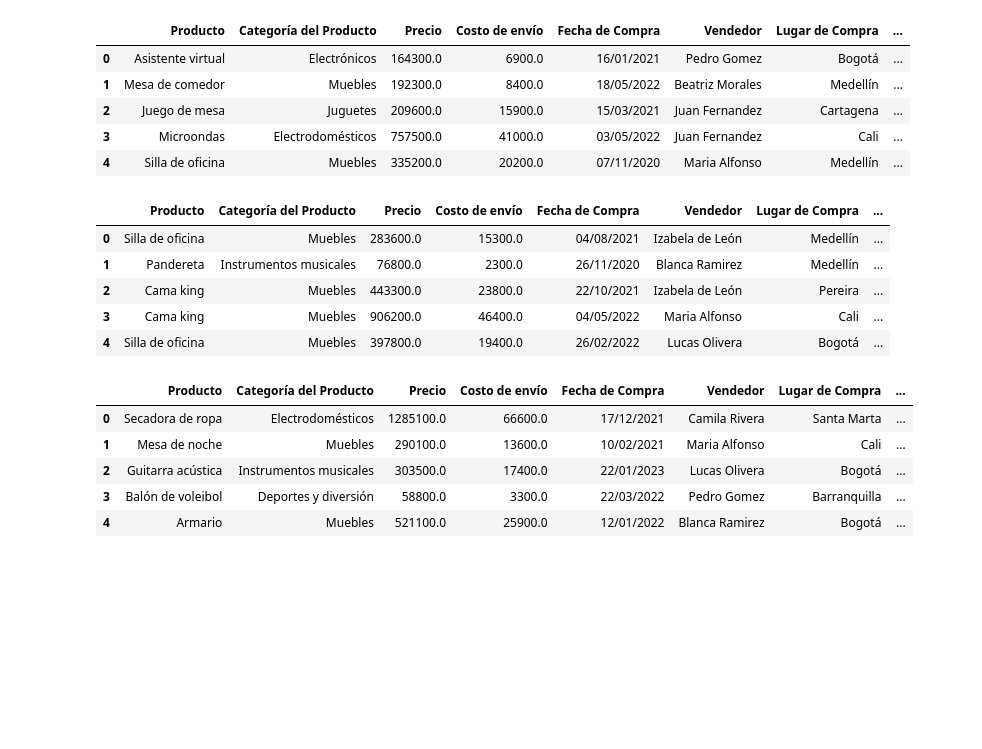
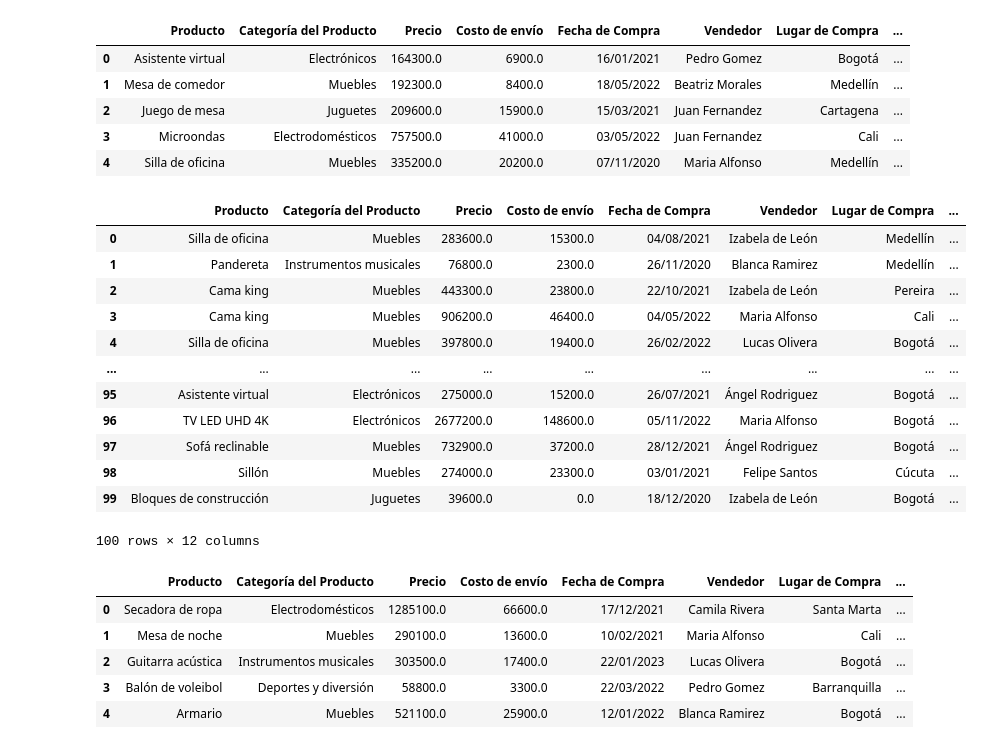
Before and after one commit to MCCoronel12/Challege_Alura, a Jupyter notebook: AluraStoreLatam.ipynb, the cells around one changed output. Drawn from its saved outputs; the diff is of its cells as text; code cells hidden in the pictures; blank space fills up the shorter version.

```diff
--- a/AluraStoreLatam.ipynb
+++ b/AluraStoreLatam.ipynb
@@ -22,14 +22,21 @@ tienda.head()
 | 3 | Microondas | Electrodomésticos | 757500.0 | 41000.0 | 03/05/2022 | Juan Fernandez | Cali | ... |
 | 4 | Silla de oficina | Muebles | 335200.0 | 20200.0 | 07/11/2020 | Maria Alfonso | Medellín | ... |
 # %%
-tienda2.head()
+tienda2.head(100)
 # %% [output]
 |  | Producto | Categoría del Producto | Precio | Costo de envío | Fecha de Compra | Vendedor | Lugar de Compra | ... |
 | 0 | Silla de oficina | Muebles | 283600.0 | 15300.0 | 04/08/2021 | Izabela de León | Medellín | ... |
 | 1 | Pandereta | Instrumentos musicales | 76800.0 | 2300.0 | 26/11/2020 | Blanca Ramirez | Medellín | ... |
 | 2 | Cama king | Muebles | 443300.0 | 23800.0 | 22/10/2021 | Izabela de León | Pereira | ... |
 | 3 | Cama king | Muebles | 906200.0 | 46400.0 | 04/05/2022 | Maria Alfonso | Cali | ... |
 | 4 | Silla de oficina | Muebles | 397800.0 | 19400.0 | 26/02/2022 | Lucas Olivera | Bogotá | ... |
+| ... | ... | ... | ... | ... | ... | ... | ... | ... |
+| 95 | Asistente virtual | Electrónicos | 275000.0 | 15200.0 | 26/07/2021 | Ángel Rodriguez | Bogotá | ... |
+| 96 | TV LED UHD 4K | Electrónicos | 2677200.0 | 148600.0 | 05/11/2022 | Maria Alfonso | Bogotá | ... |
+| 97 | Sofá reclinable | Muebles | 732900.0 | 37200.0 | 28/12/2021 | Ángel Rodriguez | Bogotá | ... |
+| 98 | Sillón | Muebles | 274000.0 | 23300.0 | 03/01/2021 | Felipe Santos | Cúcuta | ... |
+| 99 | Bloques de construcción | Juguetes | 39600.0 | 0.0 | 18/12/2020 | Izabela de León | Bogotá | ... |
+100 rows × 12 columns
 # %%
 tienda3.head()
 # %% [output]
```
Also changed, not shown: parts of 11 cells of this notebook.
